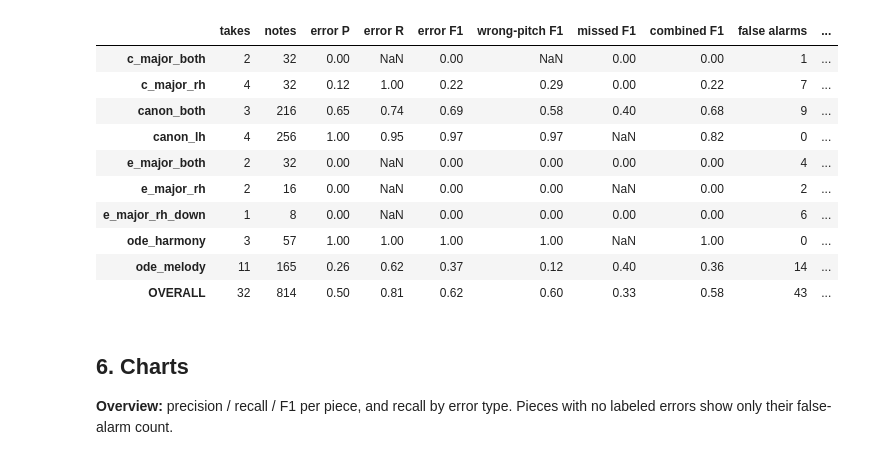
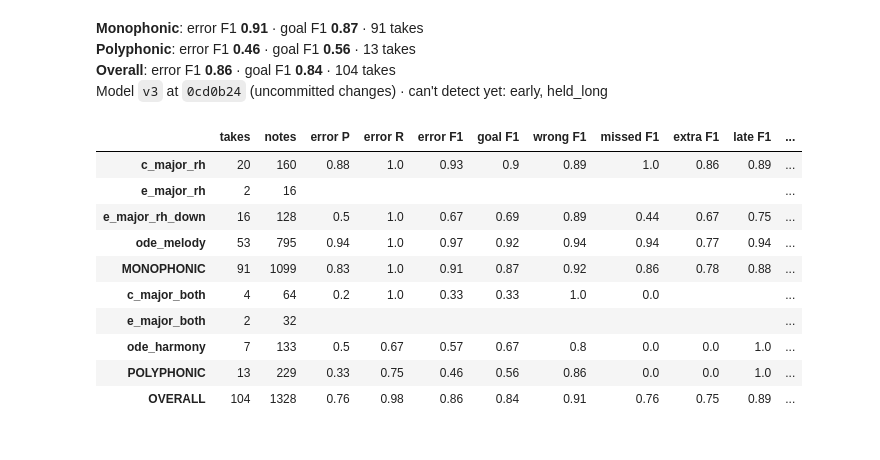
Before and after one commit to thomaschin35/automatic-piano-evaluation-hmm, a Jupyter notebook: eval/results.ipynb, the cells around one changed output. Cells and saved outputs as stored; diff of their text form; code cells hidden in the pictures.

```diff
--- a/eval/results.ipynb
+++ b/eval/results.ipynb
@@ -87,11 +72,0 @@ Using run: 20261029-111844_v2_0e0f184-dirty
-# %%
-o = metrics["overall"]
-def f(x): return "–" if x is None else f"{x:.2f}"
-display(Markdown(
-    f"**Error F1 {f(o['error']['f1'])}** · precision {f(o['error']['precision'])} · recall {f(o['error']['recall'])}  \n"
-    f"{o['n_takes']} takes, {o['n_notes']} notes · perfect takes with zero false alarms: "
-    f"**{o['perfect_takes']['clean']}/{o['perfect_takes']['n']}** · pass/fail accuracy {f(o['pass_fail_accuracy'])}  \n"
-    f"Played-pitch accuracy on caught wrong notes: {f(o['played_pitch_accuracy'])} (n={o['played_pitch_n']})  \n"
-    f"Model: `{meta['model']}` at commit `{meta['git']['commit']}`{' (uncommitted changes)' if meta['git']['dirty'] else ''}  \n"
-    f"Error types the model can't detect yet: {', '.join(o['unsupported_types']) or 'none'}"
-    + (f"  \n**Failed takes:** {', '.join(o['failed_takes'])}" if o["failed_takes"] else "")))
@@ -106,29 +80,36 @@ Error types the model can't detect yet: early, extra, held_long, late
 # %%
 def summary_row(b):
+    f1 = lambda k: "n/a" if b[k].get("unsupported") else b[k]["f1"]
     pt = b["perfect_takes"]
-    return {"takes": b["n_takes"], "notes": b["n_notes"],
-            "error P": b["error"]["precision"], "error R": b["error"]["recall"], "error F1": b["error"]["f1"],
-            "wrong-pitch F1": b["wrong_pitch"]["f1"], "missed F1": b["missed"]["f1"],
-            "combined F1": b["combined"]["f1"],
-            "false alarms": b["error"]["fp"], "missed errors": b["error"]["fn"],
-            "clean perfect": f"{pt['clean']}/{pt['n']}" if pt["n"] else "",
-            "pass/fail acc": b["pass_fail_accuracy"]}
+    return {"takes": b["n_takes"], "notes": b["n_notes"], "error P": b["error"]["precision"],
+            "error R": b["error"]["recall"], "error F1": b["error"]["f1"], "goal F1": f1("goal"),
+            "wrong F1": f1("wrong_pitch"), "missed F1": f1("missed"), "extra F1": f1("extra"), "late F1": f1("late"),
+            "restart F1": f1("restart"), "false alarms": b["error"]["fp"], "missed errors": b["error"]["fn"],
+            "clean": f"{pt['clean']}/{pt['n']}" if pt["n"] else "", "pass/fail acc": b["pass_fail_accuracy"]}
 
-by_piece = pd.DataFrame({p: summary_row(b) for p, b in metrics["by_piece"].items()}).T
-by_piece.loc["OVERALL"] = summary_row(o)
-display(by_piece.infer_objects().round(2))
+o, g = metrics["overall"], metrics.get("by_group", {})
+f = lambda x: "–" if x is None else f"{x:.2f}"
+display(Markdown("  \n".join(
+    [f"**{k.capitalize()}**: error F1 **{f(b['error']['f1'])}** · goal F1 **{f(b['goal']['f1'])}** · "
+     f"{b['n_takes']} takes" for k, b in [*g.items(), ("overall", o)]]
+    + [f"Model `{meta['model']}` at `{meta['git']['commit']}`{' (uncommitted changes)' if meta['git']['dirty'] else ''}"
+       f" · can't detect yet: {', '.join(o['unsupported_types']) or 'nothing'}"]
+    + ([f"**Failed takes:** {', '.join(o['failed_takes'])}"] if o["failed_takes"] else []))))
+results = pd.DataFrame({name: summary_row(b) for name, b in report_rows(metrics)}).T.infer_objects()
+display(results.round(2).fillna(""))   # UPPERCASE rows = group / overall totals
 # %% [output]
+**Monophonic**: error F1 **0.91** · goal F1 **0.87** · 91 takes
+**Polyphonic**: error F1 **0.46** · goal F1 **0.56** · 13 takes
+**Overall**: error F1 **0.86** · goal F1 **0.84** · 104 takes
+Model `v3` at `0cd0b24` (uncommitted changes) · can't detect yet: early, held_long
-|  | takes | notes | error P | error R | error F1 | wrong-pitch F1 | missed F1 | combined F1 | false alarms | ... |
-| c_major_both | 2 | 32 | 0.00 | NaN | 0.00 | NaN | 0.00 | 0.00 | 1 | ... |
-| c_major_rh | 4 | 32 | 0.12 | 1.00 | 0.22 | 0.29 | 0.00 | 0.22 | 7 | ... |
-| canon_both | 3 | 216 | 0.65 | 0.74 | 0.69 | 0.58 | 0.40 | 0.68 | 9 | ... |
-| canon_lh | 4 | 256 | 1.00 | 0.95 | 0.97 | 0.97 | NaN | 0.82 | 0 | ... |
-| e_major_both | 2 | 32 | 0.00 | NaN | 0.00 | 0.00 | 0.00 | 0.00 | 4 | ... |
-| e_major_rh | 2 | 16 | 0.00 | NaN | 0.00 | 0.00 | NaN | 0.00 | 2 | ... |
-| e_major_rh_down | 1 | 8 | 0.00 | NaN | 0.00 | 0.00 | 0.00 | 0.00 | 6 | ... |
-| ode_harmony | 3 | 57 | 1.00 | 1.00 | 1.00 | 1.00 | NaN | 1.00 | 0 | ... |
-| ode_melody | 11 | 165 | 0.26 | 0.62 | 0.37 | 0.12 | 0.40 | 0.36 | 14 | ... |
-| OVERALL | 32 | 814 | 0.50 | 0.81 | 0.62 | 0.60 | 0.33 | 0.58 | 43 | ... |
+|  | takes | notes | error P | error R | error F1 | goal F1 | wrong F1 | missed F1 | extra F1 | late F1 | ... |
+| c_major_rh | 20 | 160 | 0.88 | 1.0 | 0.93 | 0.9 | 0.89 | 1.0 | 0.86 | 0.89 | ... |
+| e_major_rh | 2 | 16 |  |  |  |  |  |  |  |  | ... |
+| e_major_rh_down | 16 | 128 | 0.5 | 1.0 | 0.67 | 0.69 | 0.89 | 0.44 | 0.67 | 0.75 | ... |
+| ode_melody | 53 | 795 | 0.94 | 1.0 | 0.97 | 0.92 | 0.94 | 0.94 | 0.77 | 0.94 | ... |
+| MONOPHONIC | 91 | 1099 | 0.83 | 1.0 | 0.91 | 0.87 | 0.92 | 0.86 | 0.78 | 0.88 | ... |
+| c_major_both | 4 | 64 | 0.2 | 1.0 | 0.33 | 0.33 | 1.0 | 0.0 |  |  | ... |
+| e_major_both | 2 | 32 |  |  |  |  |  |  |  |  | ... |
+| ode_harmony | 7 | 133 | 0.5 | 0.67 | 0.57 | 0.67 | 0.8 | 0.0 | 0.0 | 1.0 | ... |
+| POLYPHONIC | 13 | 229 | 0.33 | 0.75 | 0.46 | 0.56 | 0.86 | 0.0 | 0.0 | 1.0 | ... |
+| OVERALL | 104 | 1328 | 0.76 | 0.98 | 0.86 | 0.84 | 0.91 | 0.76 | 0.75 | 0.89 | ... |
-# %% [markdown]
-## 6. Charts
-**Overview:** precision / recall / F1 per piece, and recall by error type. Pieces with no labeled errors show only their false-alarm count.
```
Also changed, not shown: parts of 44 cells of this notebook, 11 other files.
